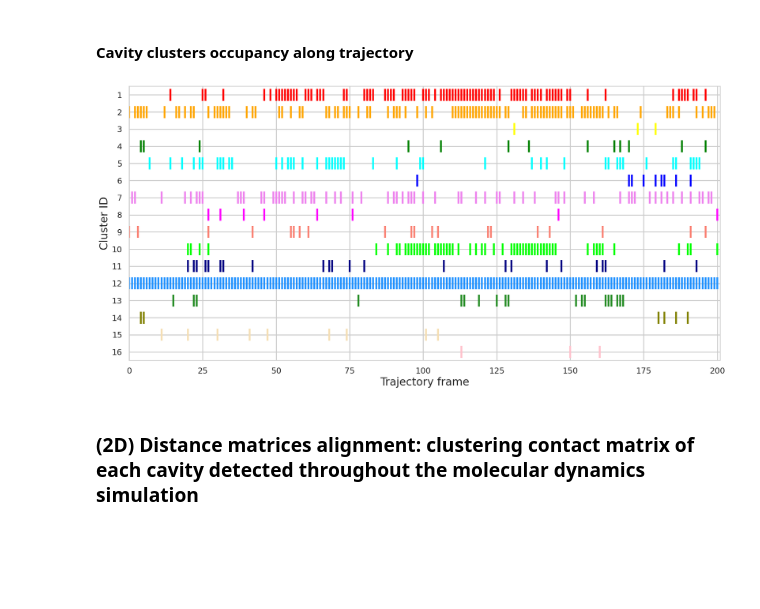
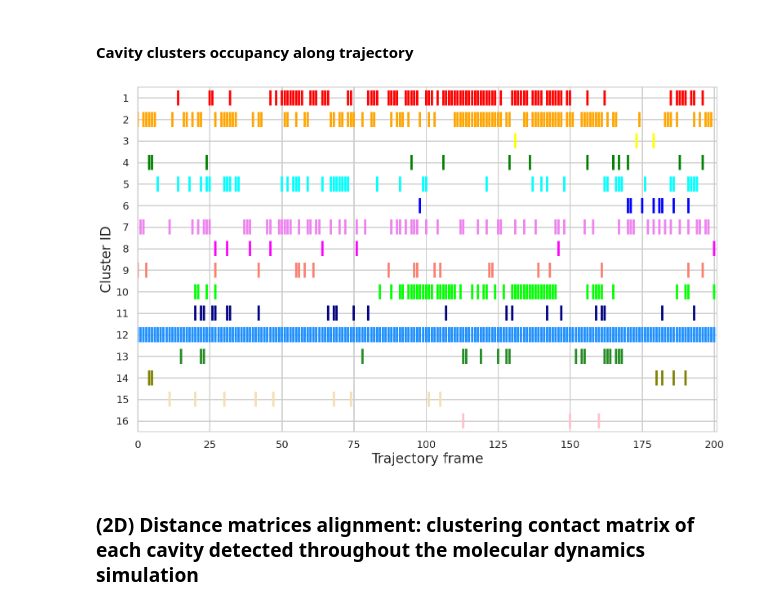
Before and after one commit to jvsguerra/IV-CEC, a Jupyter notebook: SPDE-analysis.ipynb, the cells around one changed output. Saved outputs shown, nothing was run; the diff lists cells and outputs as text; code cells hidden in the pictures; blank space fills up the shorter version.

```diff
--- a/SPDE-analysis.ipynb
+++ b/SPDE-analysis.ipynb
@@ -270,7 +272,7 @@ sns.set_theme(
 labels = preds["cavities"]   # ou distance/contact
 
 fig, ax = plt.subplots(
-    figsize=(20, 10)
+    figsize=(16, 10)
 )
 
 for cluster in range(16):
@@ -479,7 +481,7 @@ sns.set_theme(
 labels = preds["contact"]   # ou distance/contact
 
 fig, ax = plt.subplots(
-    figsize=(20, 10)
+    figsize=(16, 10)
 )
 
 for cluster in range(16):
@@ -508,34 +510,34 @@ ax.set_ylabel(
 ax.set_yticks(
     numpy.arange(
         0,
         17
     )
 )
 
 ax.tick_params(
     axis="both",
     labelsize=18,
 )
 ax.set_xlim(0, 201)
 ax.set_ylim(0.5, 16.5)
 ax.invert_yaxis()
 
 for spine in ax.spines.values():
     spine.set_visible(True)
     spine.set_linewidth(1.5)
 
 plt.tight_layout()
 
 plt.savefig(
     "results/spde/contact/timeline.png",
     dpi=600,
     transparent=True,
     bbox_inches="tight",
 )
 
 plt.show()
 # %% [output]
-[figure, old version]
+[figure, new version]
 # %% [markdown]
 ### (2D) Distance matrices alignment: clustering contact matrix of each cavity detected throughout the molecular dynamics simulation
 # %%
```
Also changed, not shown: parts of 8 cells of this notebook, 3 other files.
